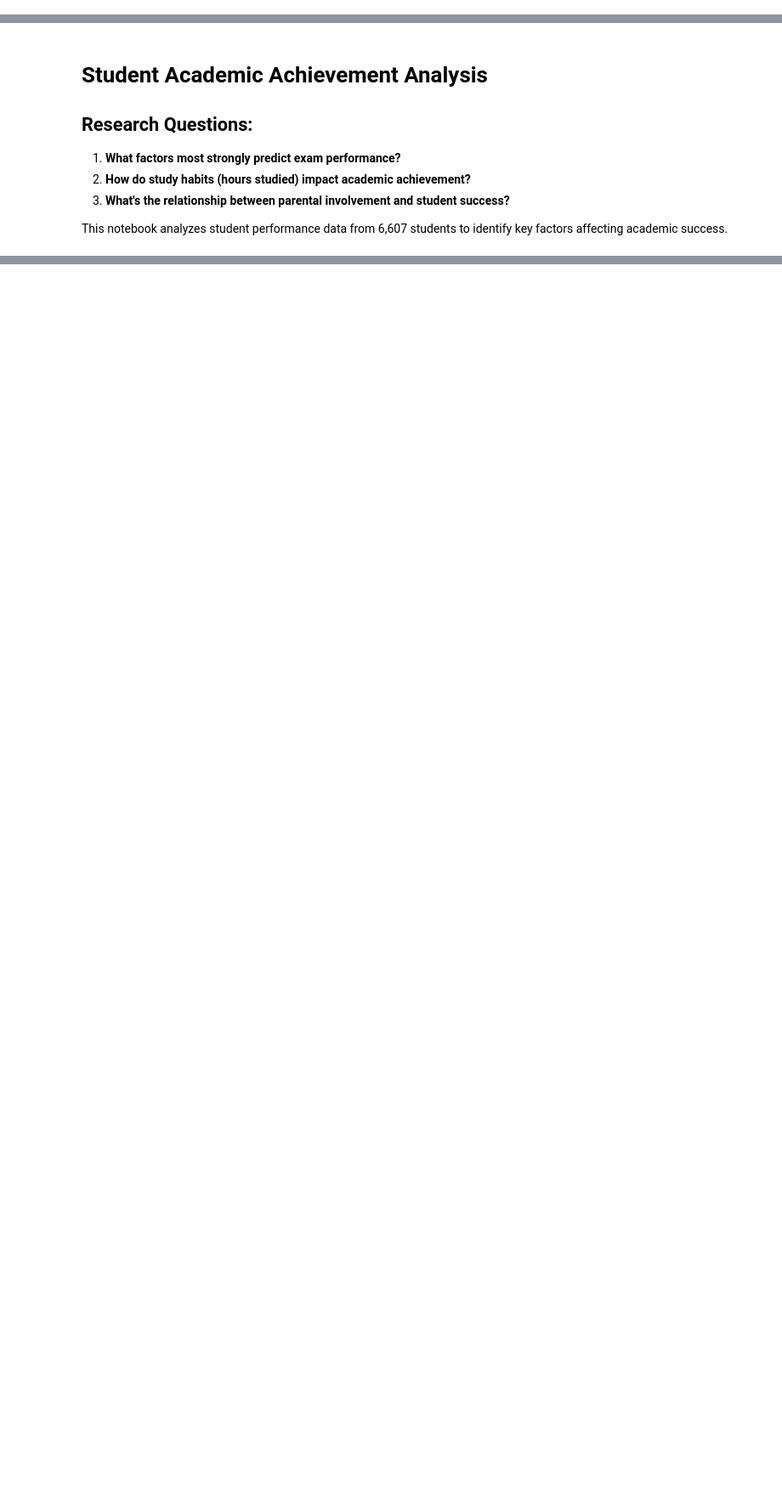
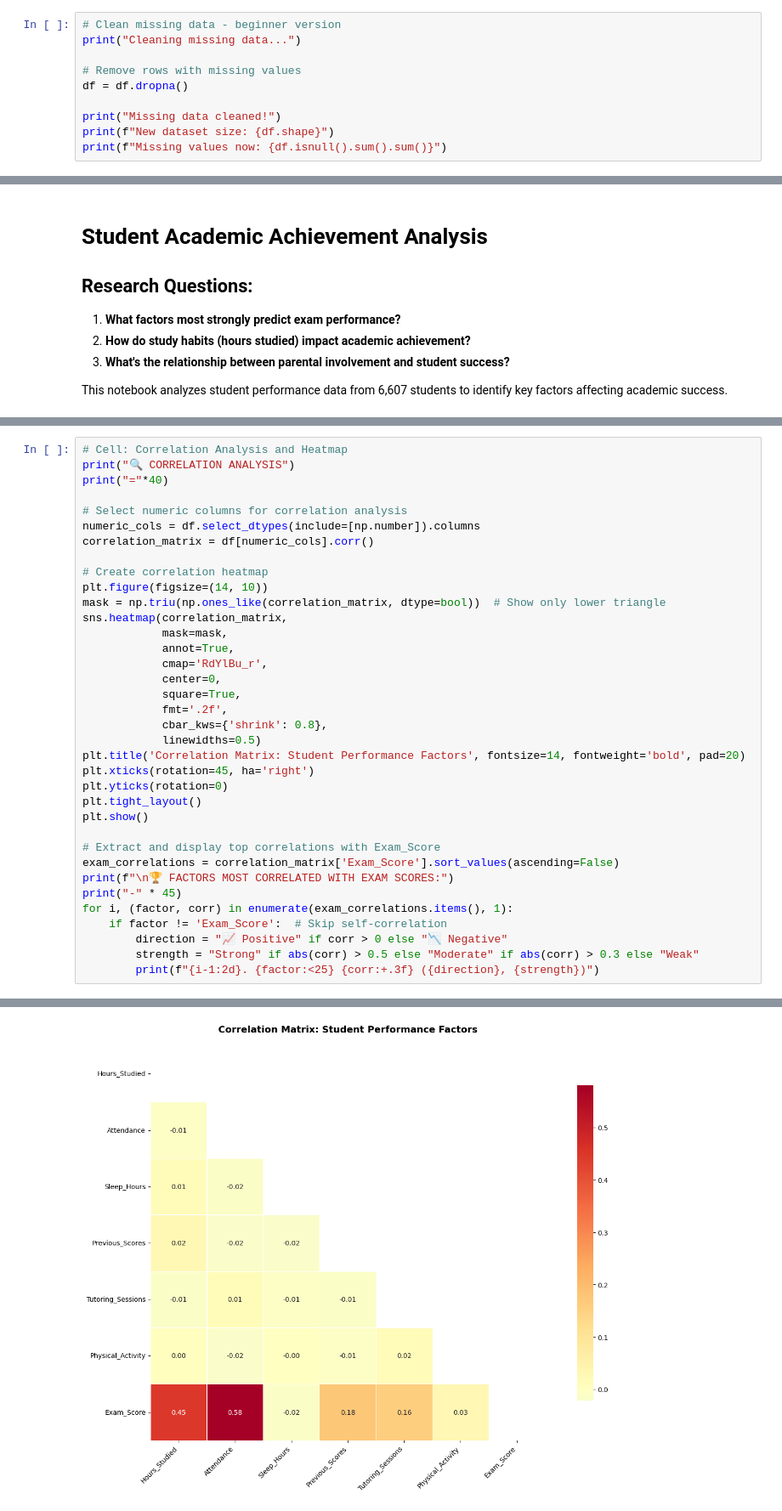
Before and after one commit to ragini-sinha03/my_new_analytics_project, a Jupyter notebook: notebooks/Student_Academic_Achievement_Analysis.ipynb, the cells around one changed output, grey strips where cells are left out. Shown at 85% size. Saved outputs shown, nothing was run; the diff lists cells and outputs as text; blank space fills up the shorter version.

```diff
--- a/notebooks/Student_Academic_Achievement_Analysis.ipynb
+++ b/notebooks/Student_Academic_Achievement_Analysis.ipynb
@@ -57,0 +43,10 @@ First few rows:
+# %%
+# Clean missing data - beginner version
+print("Cleaning missing data...")
+
+# Remove rows with missing values
+df = df.dropna()
+
+print("Missing data cleaned!")
+print(f"New dataset size: {df.shape}")
+print(f"Missing values now: {df.isnull().sum().sum()}")
@@ -122,0 +431,37 @@ plt.show()
+# %%
+# Cell: Correlation Analysis and Heatmap
+print("🔍 CORRELATION ANALYSIS")
+print("="*40)
+
+# Select numeric columns for correlation analysis
+numeric_cols = df.select_dtypes(include=[np.number]).columns
+correlation_matrix = df[numeric_cols].corr()
+
+# Create correlation heatmap
+plt.figure(figsize=(14, 10))
+mask = np.triu(np.ones_like(correlation_matrix, dtype=bool))  # Show only lower triangle
+sns.heatmap(correlation_matrix,
+            mask=mask,
+            annot=True,
+            cmap='RdYlBu_r',
+            center=0,
+            square=True,
+            fmt='.2f',
+            cbar_kws={'shrink': 0.8},
+            linewidths=0.5)
+plt.title('Correlation Matrix: Student Performance Factors', fontsize=14, fontweight='bold', pad=20)
+plt.xticks(rotation=45, ha='right')
+plt.yticks(rotation=0)
+plt.tight_layout()
+plt.show()
+
+# Extract and display top correlations with Exam_Score
+exam_correlations = correlation_matrix['Exam_Score'].sort_values(ascending=False)
+print(f"\n🏆 FACTORS MOST CORRELATED WITH EXAM SCORES:")
+print("-" * 45)
+for i, (factor, corr) in enumerate(exam_correlations.items(), 1):
+    if factor != 'Exam_Score':  # Skip self-correlation
+        direction = "📈 Positive" if corr > 0 else "📉 Negative"
+        strength = "Strong" if abs(corr) > 0.5 else "Moderate" if abs(corr) > 0.3 else "Weak"
+        print(f"{i-1:2d}. {factor:<25} {corr:+.3f} ({direction}, {strength})")
+# %% [output]
@@ -122,0 +470 @@ plt.show()
+[figure, added]
```
Also changed, not shown: parts of 12 cells of this notebook, 3 other files.
